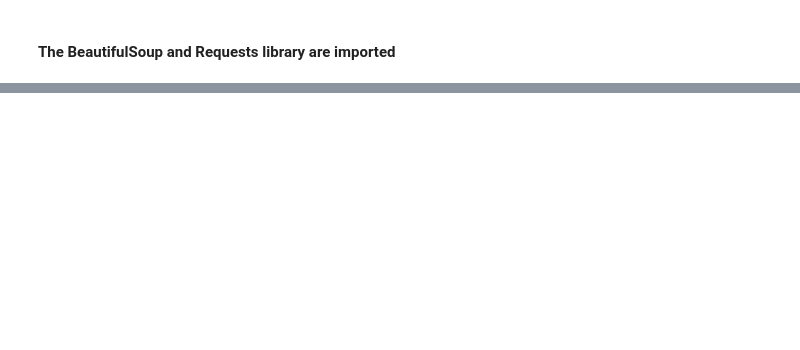
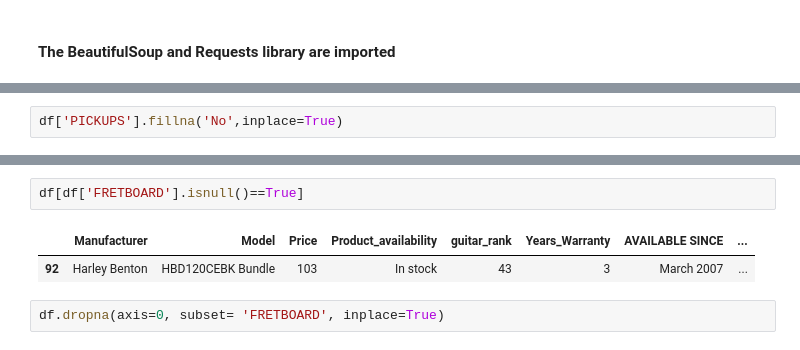
Before and after one commit to Aneesh-Kalita-10617414/Programming_CA1_Python_Data_Acquisition_Preprocessing_Pipeline, a Jupyter notebook: Webscraping.ipynb, the cells around one changed output, grey strips where cells are left out. Cells and saved outputs as stored; diff of their text form; blank space fills up the shorter version.

```diff
--- a/Webscraping.ipynb
+++ b/Webscraping.ipynb
@@ -123,0 +284,2 @@ Price_unclean
+# %%
+df['PICKUPS'].fillna('No',inplace=True)
@@ -123,0 +306,7 @@ Price_unclean
+# %%
+df[df['FRETBOARD'].isnull()==True]
+# %% [output]
+|  | Manufacturer | Model | Price | Product_availability | guitar_rank | Years_Warranty | AVAILABLE SINCE | ... |
+| 92 | Harley Benton | HBD120CEBK Bundle | 103 | In stock | 43 | 3 | March 2007 | ... |
+# %%
+df.dropna(axis=0, subset= 'FRETBOARD', inplace=True)
```
Also changed, not shown: parts of 49 cells of this notebook.
